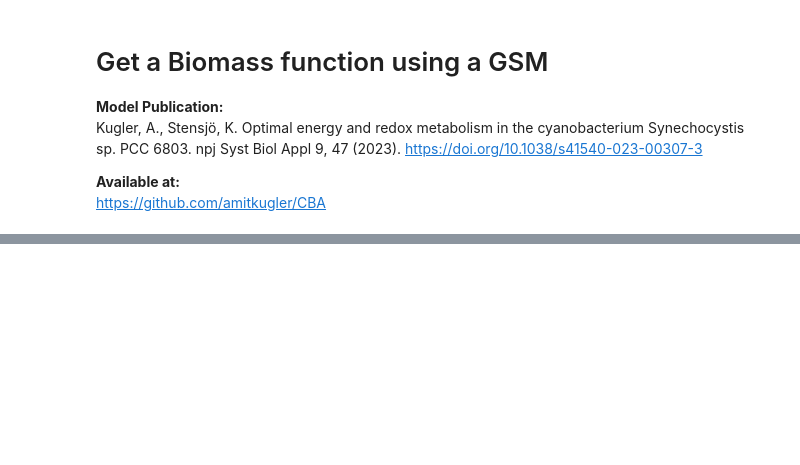
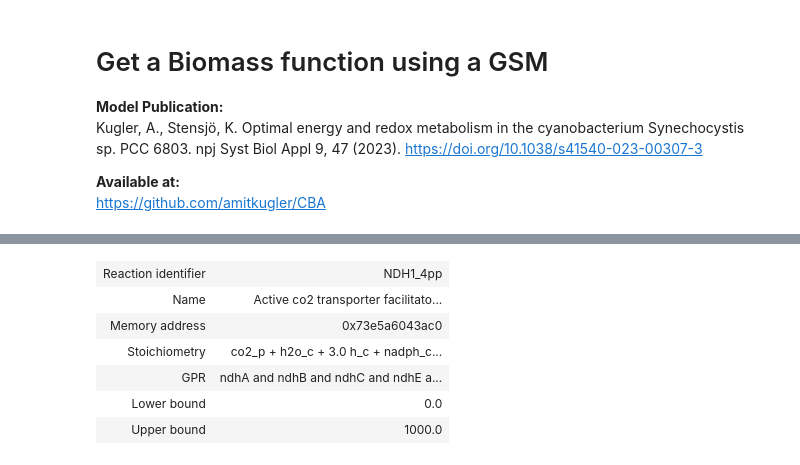
Before and after one commit to Computational-Biology-Aachen/synechocystis-photosynthesis-2024, a Jupyter notebook: Notebooks/get_biomass_function.ipynb, the cells around one changed output, grey strips where cells are left out. Saved outputs shown, nothing was run; the diff lists cells and outputs as text; code cells hidden in the pictures; blank space fills up the shorter version.

```diff
--- a/Notebooks/get_biomass_function.ipynb
+++ b/Notebooks/get_biomass_function.ipynb
@@ -95,0 +194,10 @@ sol.fluxes.get
+# %%
+model.reactions.get_by_id(flux.idxmin())
+# %% [output]
+| Reaction identifier | NDH1_4pp |
+| Name | Active co2 transporter facilitato... |
+| Memory address | 0x73e5a6043ac0 |
+| Stoichiometry | co2_p + h2o_c + 3.0 h_c + nadph_c... |
+| GPR | ndhA and ndhB and ndhC and ndhE a... |
+| Lower bound | 0.0 |
+| Upper bound | 1000.0 |
```
Also changed, not shown: parts of 18 cells of this notebook.
